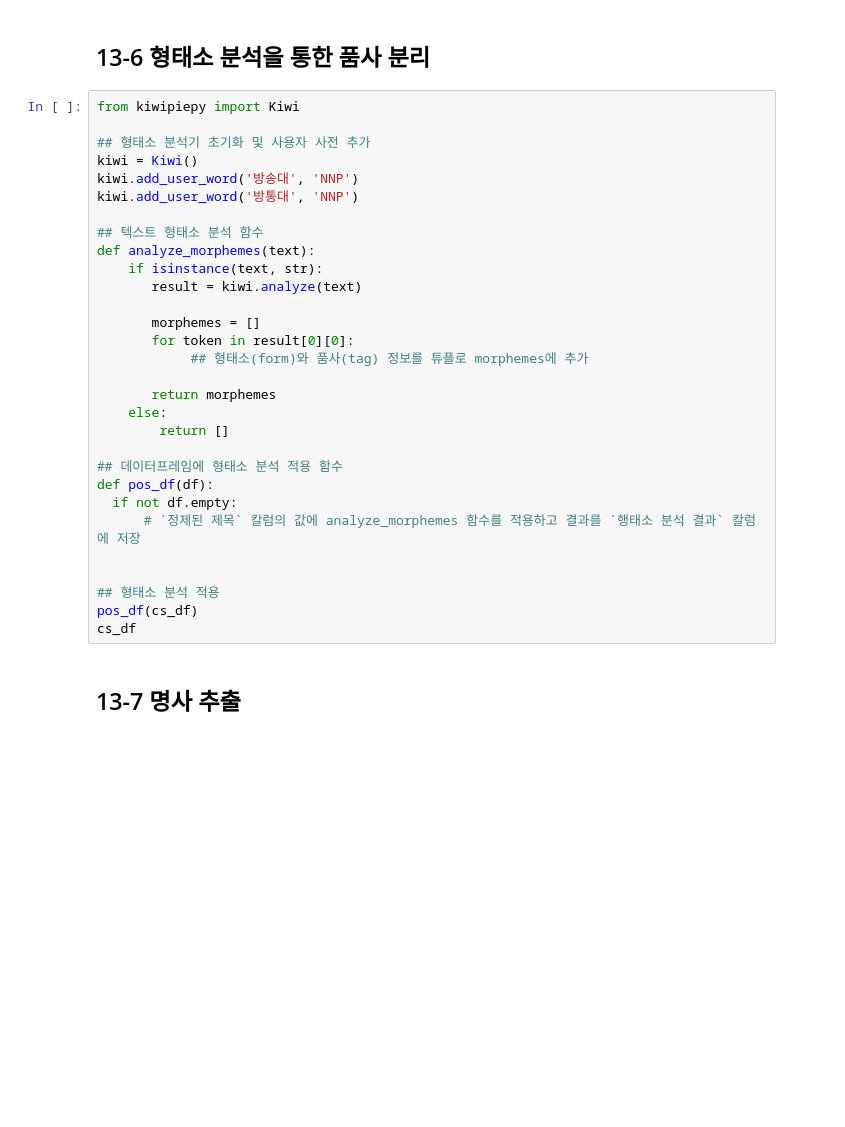
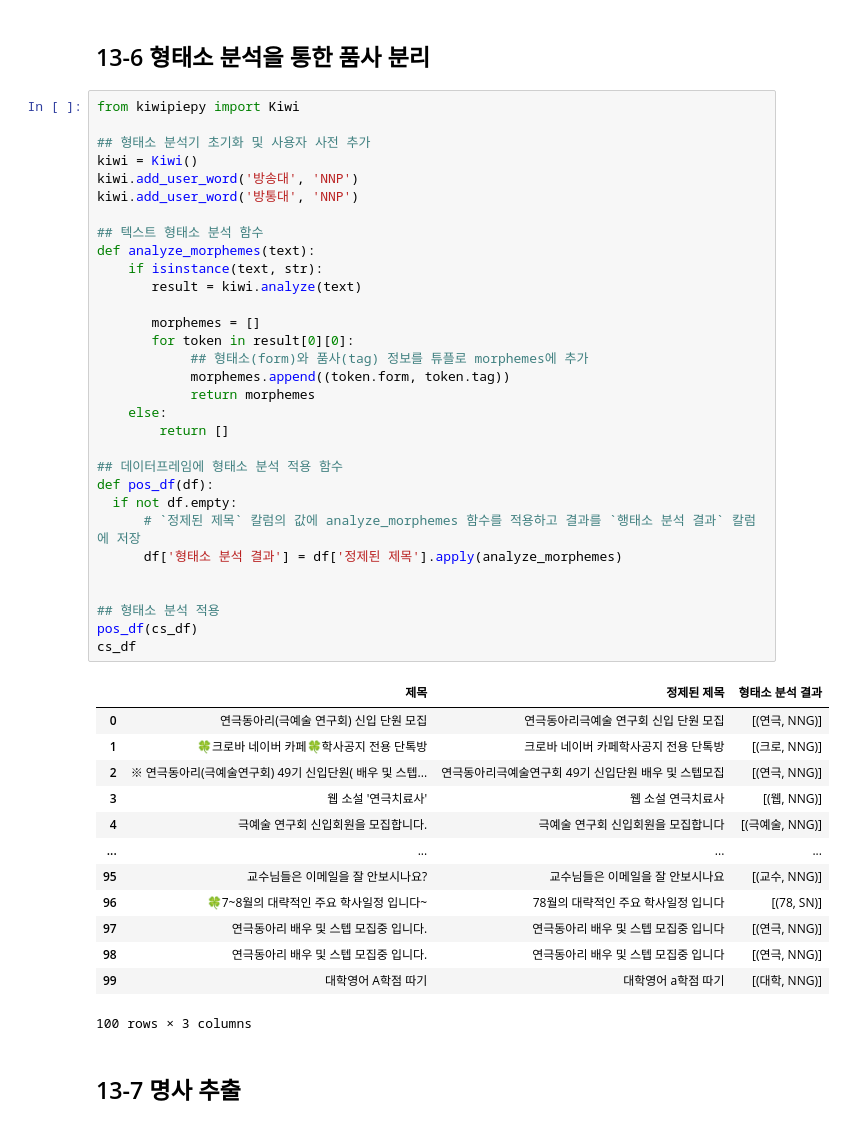
Before and after one commit to JKTajo/Data-Analysis-with-Open-Source, a Jupyter notebook: 오픈소스_데이터_분석_13강.ipynb, the cells around one changed output. Drawn from its saved outputs; the diff is of its cells as text; blank space fills up the shorter version.

```diff
--- a/오픈소스_데이터_분석_13강.ipynb
+++ b/오픈소스_데이터_분석_13강.ipynb
@@ -293,33 +315,48 @@ print(kiwi.analyze('안녕하세요 저는 방송대 학생입니다.')[0][0])
 # %%
 from kiwipiepy import Kiwi
 
 ## 형태소 분석기 초기화 및 사용자 사전 추가
 kiwi = Kiwi()
 kiwi.add_user_word('방송대', 'NNP')
 kiwi.add_user_word('방통대', 'NNP')
 
 ## 텍스트 형태소 분석 함수
 def analyze_morphemes(text):
     if isinstance(text, str):
        result = kiwi.analyze(text)
 
        morphemes = []
        for token in result[0][0]:
             ## 형태소(form)와 품사(tag) 정보를 튜플로 morphemes에 추가
-
-       return morphemes
+            morphemes.append((token.form, token.tag))
+            return morphemes
     else:
         return []
 
 ## 데이터프레임에 형태소 분석 적용 함수
 def pos_df(df):
   if not df.empty:
       # `정제된 제목` 칼럼의 값에 analyze_morphemes 함수를 적용하고 결과를 `행태소 분석 결과` 칼럼에 저장
+      df['형태소 분석 결과'] = df['정제된 제목'].apply(analyze_morphemes)
 
 
 ## 형태소 분석 적용
 pos_df(cs_df)
 cs_df
+# %% [output]
+|  | 제목 | 정제된 제목 | 형태소 분석 결과 |
+| 0 | 연극동아리(극예술 연구회) 신입 단원 모집 | 연극동아리극예술 연구회 신입 단원 모집 | [(연극, NNG)] |
+| 1 | 🍀크로바 네이버 카페🍀학사공지 전용 단톡방 | 크로바 네이버 카페학사공지 전용 단톡방 | [(크로, NNG)] |
+| 2 | ※ 연극동아리(극예술연구회) 49기 신입단원( 배우 및 스텝... | 연극동아리극예술연구회 49기 신입단원 배우 및 스텝모집 | [(연극, NNG)] |
+| 3 | 웹 소설 '연극치료사' | 웹 소설 연극치료사 | [(웹, NNG)] |
+| 4 | 극예술 연구회 신입회원을 모집합니다. | 극예술 연구회 신입회원을 모집합니다 | [(극예술, NNG)] |
+| ... | ... | ... | ... |
+| 95 | 교수님들은 이메일을 잘 안보시나요? | 교수님들은 이메일을 잘 안보시나요 | [(교수, NNG)] |
+| 96 | 🍀7~8월의 대략적인 주요 학사일정 입니다~ | 78월의 대략적인 주요 학사일정 입니다 | [(78, SN)] |
+| 97 | 연극동아리 배우 및 스텝 모집중 입니다. | 연극동아리 배우 및 스텝 모집중 입니다 | [(연극, NNG)] |
+| 98 | 연극동아리 배우 및 스텝 모집중 입니다. | 연극동아리 배우 및 스텝 모집중 입니다 | [(연극, NNG)] |
+| 99 | 대학영어 A학점 따기 | 대학영어 a학점 따기 | [(대학, NNG)] |
+100 rows × 3 columns
 # %% [markdown]
 ## 13-7 명사 추출
 # %%
```
Also changed, not shown: parts of 7 cells of this notebook.
